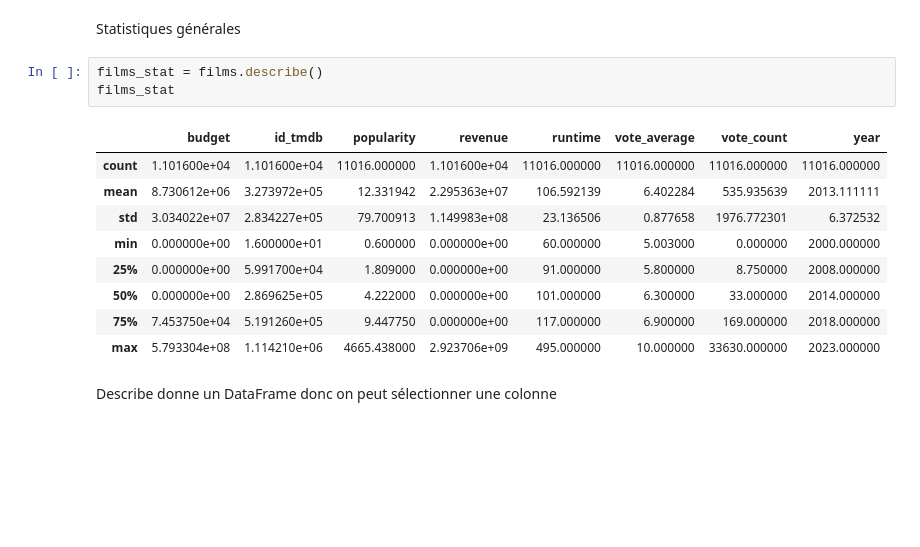
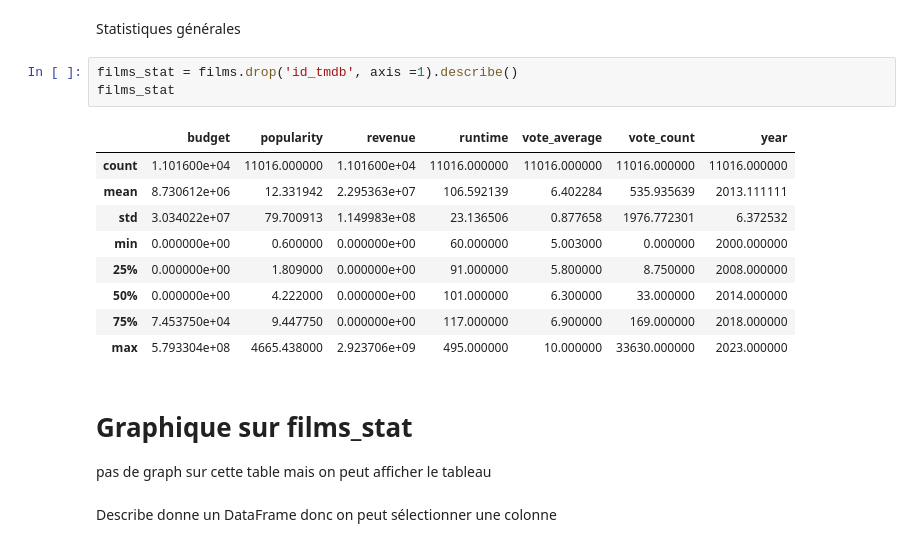
Before and after one commit to Cynthia-OK/CreuseLlywood, a Jupyter notebook: statistiques.ipynb, the cells around one changed output. Drawn from its saved outputs; the diff is of its cells as text; blank space fills up the shorter version.

```diff
--- a/statistiques.ipynb
+++ b/statistiques.ipynb
@@ -80,18 +80,21 @@ Name: count, dtype: int64
 # %% [markdown]
 Statistiques générales
 # %%
-films_stat = films.describe()
+films_stat = films.drop('id_tmdb', axis =1).describe()
 films_stat
 # %% [output]
-|  | budget | id_tmdb | popularity | revenue | runtime | vote_average | vote_count | year |
-| count | 1.101600e+04 | 1.101600e+04 | 11016.000000 | 1.101600e+04 | 11016.000000 | 11016.000000 | 11016.000000 | 11016.000000 |
-| mean | 8.730612e+06 | 3.273972e+05 | 12.331942 | 2.295363e+07 | 106.592139 | 6.402284 | 535.935639 | 2013.111111 |
-| std | 3.034022e+07 | 2.834227e+05 | 79.700913 | 1.149983e+08 | 23.136506 | 0.877658 | 1976.772301 | 6.372532 |
-| min | 0.000000e+00 | 1.600000e+01 | 0.600000 | 0.000000e+00 | 60.000000 | 5.003000 | 0.000000 | 2000.000000 |
-| 25% | 0.000000e+00 | 5.991700e+04 | 1.809000 | 0.000000e+00 | 91.000000 | 5.800000 | 8.750000 | 2008.000000 |
-| 50% | 0.000000e+00 | 2.869625e+05 | 4.222000 | 0.000000e+00 | 101.000000 | 6.300000 | 33.000000 | 2014.000000 |
-| 75% | 7.453750e+04 | 5.191260e+05 | 9.447750 | 0.000000e+00 | 117.000000 | 6.900000 | 169.000000 | 2018.000000 |
-| max | 5.793304e+08 | 1.114210e+06 | 4665.438000 | 2.923706e+09 | 495.000000 | 10.000000 | 33630.000000 | 2023.000000 |
+|  | budget | popularity | revenue | runtime | vote_average | vote_count | year |
+| count | 1.101600e+04 | 11016.000000 | 1.101600e+04 | 11016.000000 | 11016.000000 | 11016.000000 | 11016.000000 |
+| mean | 8.730612e+06 | 12.331942 | 2.295363e+07 | 106.592139 | 6.402284 | 535.935639 | 2013.111111 |
+| std | 3.034022e+07 | 79.700913 | 1.149983e+08 | 23.136506 | 0.877658 | 1976.772301 | 6.372532 |
+| min | 0.000000e+00 | 0.600000 | 0.000000e+00 | 60.000000 | 5.003000 | 0.000000 | 2000.000000 |
+| 25% | 0.000000e+00 | 1.809000 | 0.000000e+00 | 91.000000 | 5.800000 | 8.750000 | 2008.000000 |
+| 50% | 0.000000e+00 | 4.222000 | 0.000000e+00 | 101.000000 | 6.300000 | 33.000000 | 2014.000000 |
+| 75% | 7.453750e+04 | 9.447750 | 0.000000e+00 | 117.000000 | 6.900000 | 169.000000 | 2018.000000 |
+| max | 5.793304e+08 | 4665.438000 | 2.923706e+09 | 495.000000 | 10.000000 | 33630.000000 | 2023.000000 |
+# %% [markdown]
+# Graphique sur films_stat
+pas de graph sur cette table mais on peut afficher le tableau
 # %% [markdown]
 Describe donne un DataFrame donc on peut sélectionner une colonne
 # %% [markdown]
```
Also changed, not shown: parts of 26 cells of this notebook, 1 other file.
